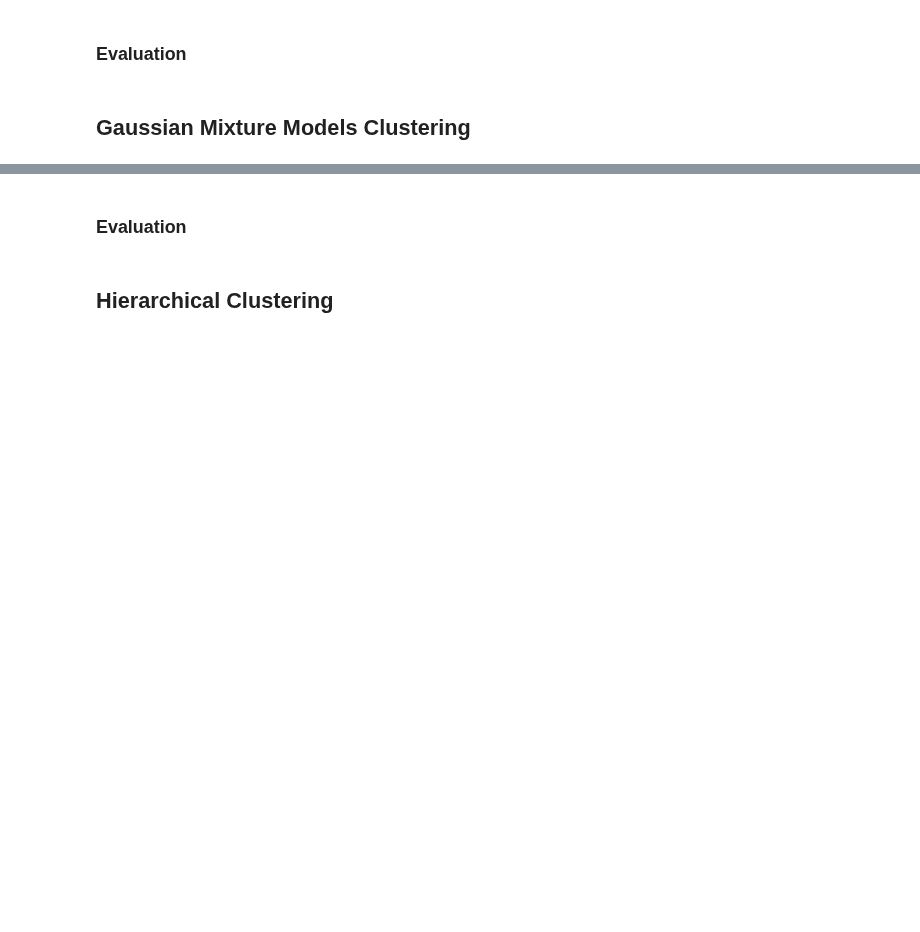
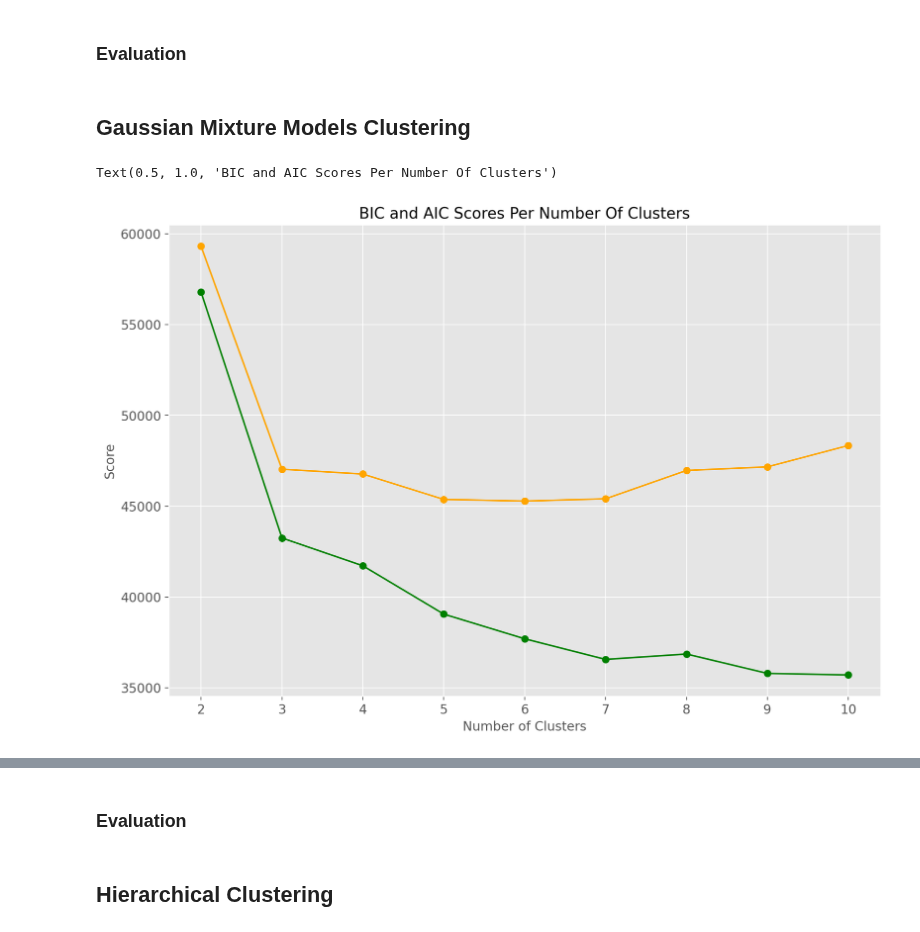
Before and after one commit to AAMAB/F21DL, a Jupyter notebook: Group17 DMML.ipynb, the cells around one changed output, grey strips where cells are left out. Saved outputs shown, nothing was run; the diff lists cells and outputs as text; code cells hidden in the pictures; blank space fills up the shorter version.

Commit message:
Gaussian part done L bozo

```diff
--- a/Group17 DMML.ipynb
+++ b/Group17 DMML.ipynb
@@ -1218,3 +1216,35 @@ plt.show()
 ### Evaluation
 # %% [markdown]
 ## Gaussian Mixture Models Clustering
+# %%
+# Import the GaussianMixture class
+from sklearn.mixture import GaussianMixture
+
+# Set up a range of cluster numbers to try
+n_range = range(2,11)
+
+# Create empty lists to store the BIC and AIC values
+bic_score = []
+aic_score = []
+
+# Loop through the range and fit a model
+for n in n_range:
+    gm = GaussianMixture(n_components=n,
+                         random_state=123,
+                         n_init=10)
+    gm.fit(pokemon)
+
+    # Append the BIC and AIC to the respective lists
+    bic_score.append(gm.bic(pokemon))
+    aic_score.append(gm.aic(pokemon))
+
+# Plot the BIC and AIC values together
+fig, ax = plt.subplots(figsize=(12,8),nrows=1)
+ax.plot(n_range, bic_score, '-o', color='orange')
+ax.plot(n_range, aic_score, '-o', color='green')
+ax.set(xlabel='Number of Clusters', ylabel='Score')
+ax.set_xticks(n_range)
+ax.set_title('BIC and AIC Scores Per Number Of Clusters')
+# %% [output]
+Text(0.5, 1.0, 'BIC and AIC Scores Per Number Of Clusters')
+[figure, added]
```
Also changed, not shown: parts of 28 cells of this notebook.
